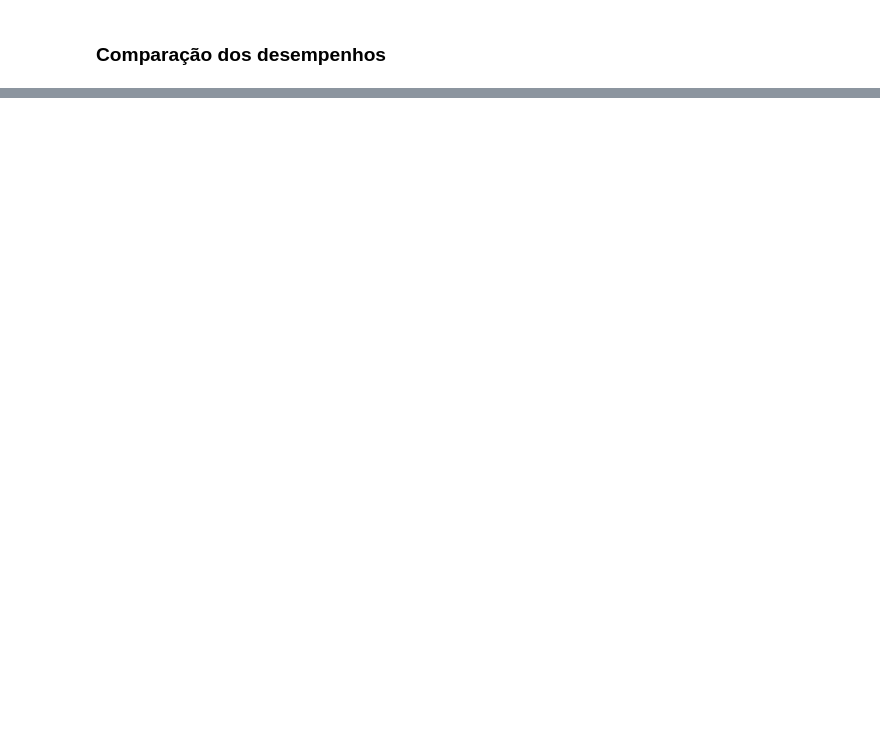
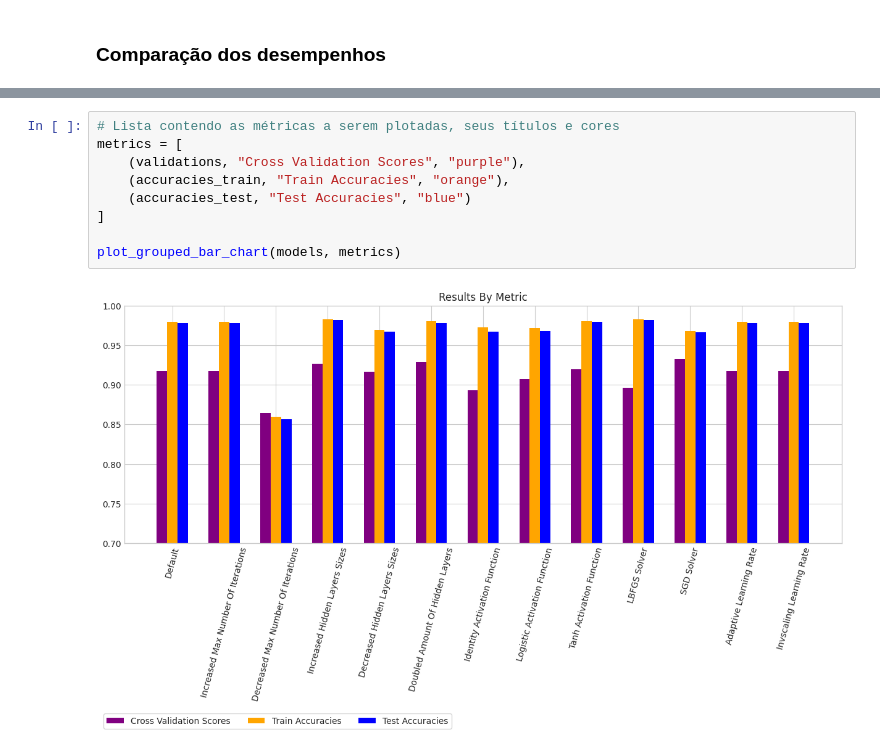
Before and after one commit to FelipeMoraes03/aprendizado_supervisionado, a Jupyter notebook: MLP.ipynb, the cells around one changed output, grey strips where cells are left out. Cells and saved outputs as stored; diff of their text form; blank space fills up the shorter version.

```diff
--- a/MLP.ipynb
+++ b/MLP.ipynb
@@ -156,0 +183,11 @@ for metric in metrics:
+# %%
+# Lista contendo as métricas a serem plotadas, seus títulos e cores
+metrics = [
+    (validations, "Cross Validation Scores", "purple"),
+    (accuracies_train, "Train Accuracies", "orange"),
+    (accuracies_test, "Test Accuracies", "blue")
+]
+
+plot_grouped_bar_chart(models, metrics)
+# %% [output]
+[figure, added]
```
Also changed, not shown: parts of 7 cells of this notebook.
